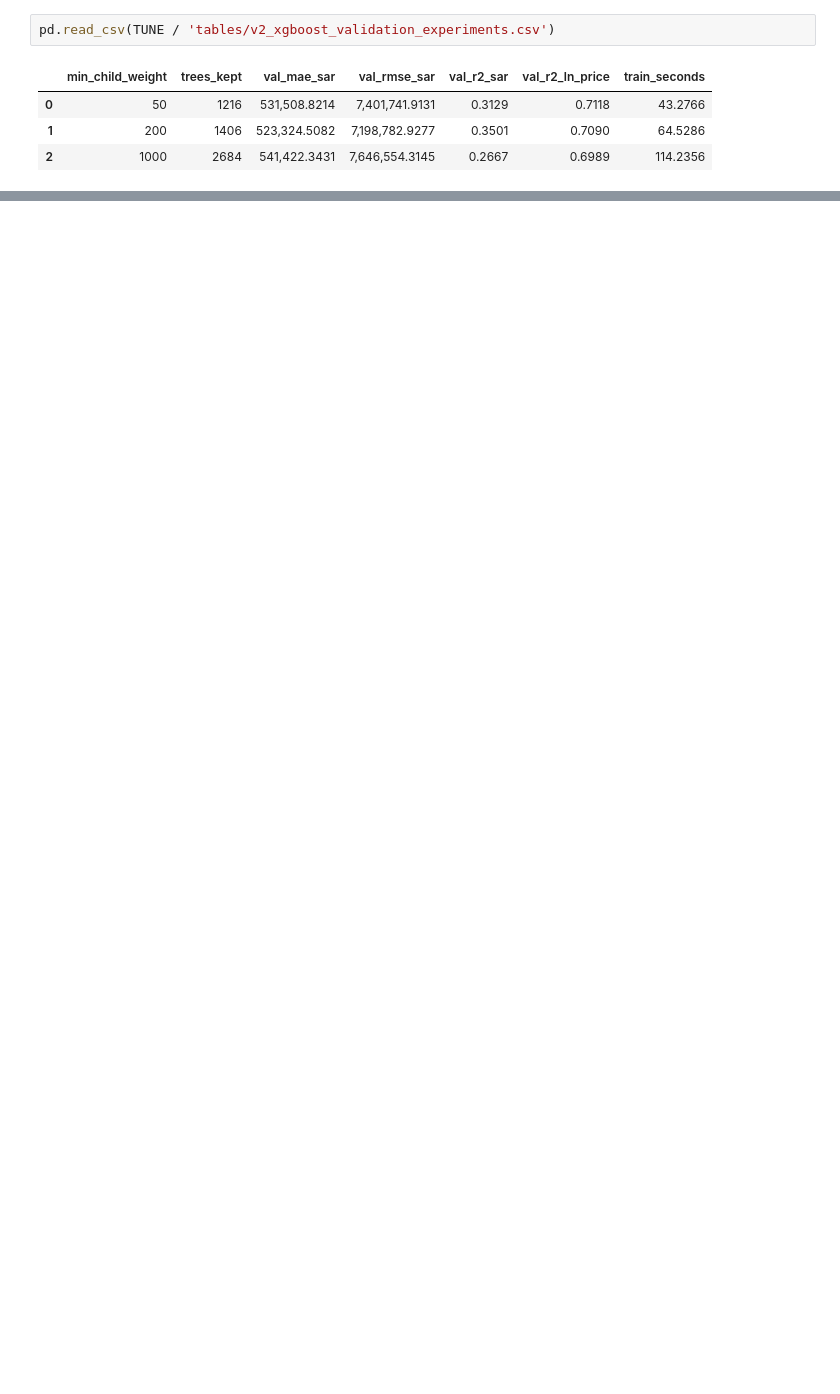
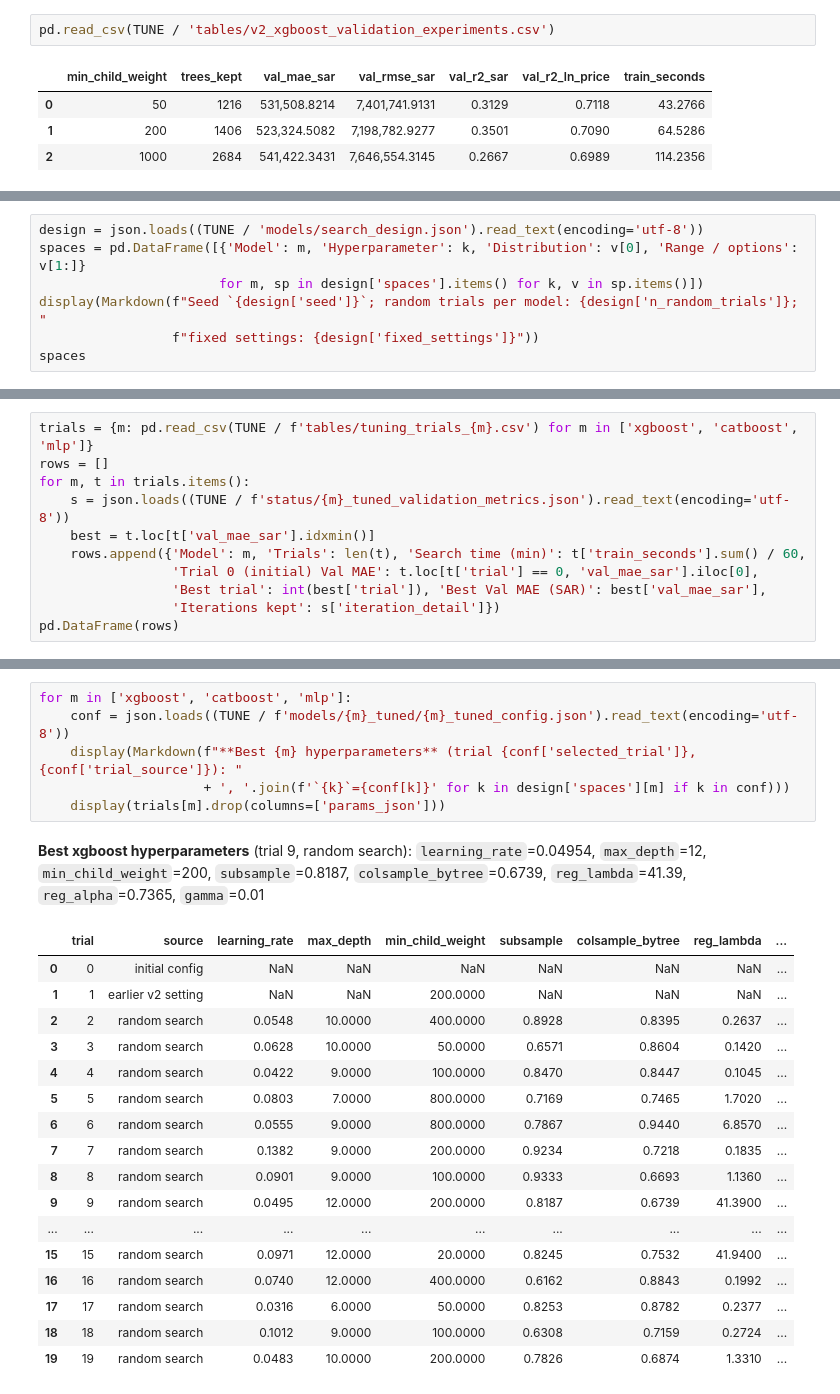
Before and after one commit to saudi-property-capstone/Saudi-Property-Transaction-Price-Prediction, a Jupyter notebook: notebooks/results_analysis.ipynb, the cells around one changed output, grey strips where cells are left out. Saved outputs shown, nothing was run; the diff lists cells and outputs as text; blank space fills up the shorter version.

```diff
--- a/notebooks/results_analysis.ipynb
+++ b/notebooks/results_analysis.ipynb
@@ -207,0 +214,7 @@ display(pd.read_csv(TUNE / 'tables/v2_test_comparison.csv'))
+# %%
+design = json.loads((TUNE / 'models/search_design.json').read_text(encoding='utf-8'))
+spaces = pd.DataFrame([{'Model': m, 'Hyperparameter': k, 'Distribution': v[0], 'Range / options': v[1:]}
+                       for m, sp in design['spaces'].items() for k, v in sp.items()])
+display(Markdown(f"Seed `{design['seed']}`; random trials per model: {design['n_random_trials']}; "
+                 f"fixed settings: {design['fixed_settings']}"))
+spaces
@@ -207,0 +240,11 @@ display(pd.read_csv(TUNE / 'tables/v2_test_comparison.csv'))
+# %%
+trials = {m: pd.read_csv(TUNE / f'tables/tuning_trials_{m}.csv') for m in ['xgboost', 'catboost', 'mlp']}
+rows = []
+for m, t in trials.items():
+    s = json.loads((TUNE / f'status/{m}_tuned_validation_metrics.json').read_text(encoding='utf-8'))
+    best = t.loc[t['val_mae_sar'].idxmin()]
+    rows.append({'Model': m, 'Trials': len(t), 'Search time (min)': t['train_seconds'].sum() / 60,
+                 'Trial 0 (initial) Val MAE': t.loc[t['trial'] == 0, 'val_mae_sar'].iloc[0],
+                 'Best trial': int(best['trial']), 'Best Val MAE (SAR)': best['val_mae_sar'],
+                 'Iterations kept': s['iteration_detail']})
+pd.DataFrame(rows)
@@ -207,0 +256,25 @@ display(pd.read_csv(TUNE / 'tables/v2_test_comparison.csv'))
+# %%
+for m in ['xgboost', 'catboost', 'mlp']:
+    conf = json.loads((TUNE / f'models/{m}_tuned/{m}_tuned_config.json').read_text(encoding='utf-8'))
+    display(Markdown(f"**Best {m} hyperparameters** (trial {conf['selected_trial']}, {conf['trial_source']}): "
+                     + ', '.join(f'`{k}`={conf[k]}' for k in design['spaces'][m] if k in conf)))
+    display(trials[m].drop(columns=['params_json']))
+# %% [output]
+**Best xgboost hyperparameters** (trial 9, random search): `learning_rate`=0.04954, `max_depth`=12, `min_child_weight`=200, `subsample`=0.8187, `colsample_bytree`=0.6739, `reg_lambda`=41.39, `reg_alpha`=0.7365, `gamma`=0.01
+|  | trial | source | learning_rate | max_depth | min_child_weight | subsample | colsample_bytree | reg_lambda | ... |
+| 0 | 0 | initial config | NaN | NaN | NaN | NaN | NaN | NaN | ... |
+| 1 | 1 | earlier v2 setting | NaN | NaN | 200.0000 | NaN | NaN | NaN | ... |
+| 2 | 2 | random search | 0.0548 | 10.0000 | 400.0000 | 0.8928 | 0.8395 | 0.2637 | ... |
+| 3 | 3 | random search | 0.0628 | 10.0000 | 50.0000 | 0.6571 | 0.8604 | 0.1420 | ... |
+| 4 | 4 | random search | 0.0422 | 9.0000 | 100.0000 | 0.8470 | 0.8447 | 0.1045 | ... |
+| 5 | 5 | random search | 0.0803 | 7.0000 | 800.0000 | 0.7169 | 0.7465 | 1.7020 | ... |
+| 6 | 6 | random search | 0.0555 | 9.0000 | 800.0000 | 0.7867 | 0.9440 | 6.8570 | ... |
+| 7 | 7 | random search | 0.1382 | 9.0000 | 200.0000 | 0.9234 | 0.7218 | 0.1835 | ... |
+| 8 | 8 | random search | 0.0901 | 9.0000 | 100.0000 | 0.9333 | 0.6693 | 1.1360 | ... |
+| 9 | 9 | random search | 0.0495 | 12.0000 | 200.0000 | 0.8187 | 0.6739 | 41.3900 | ... |
+| ... | ... | ... | ... | ... | ... | ... | ... | ... | ... |
+| 15 | 15 | random search | 0.0971 | 12.0000 | 20.0000 | 0.8245 | 0.7532 | 41.9400 | ... |
+| 16 | 16 | random search | 0.0740 | 12.0000 | 400.0000 | 0.6162 | 0.8843 | 0.1992 | ... |
+| 17 | 17 | random search | 0.0316 | 6.0000 | 50.0000 | 0.8253 | 0.8782 | 0.2377 | ... |
+| 18 | 18 | random search | 0.1012 | 9.0000 | 100.0000 | 0.6308 | 0.7159 | 0.2724 | ... |
+| 19 | 19 | random search | 0.0483 | 10.0000 | 200.0000 | 0.7826 | 0.6874 | 1.3310 | ... |
```
Also changed, not shown: parts of 23 cells of this notebook, 39 other files.
